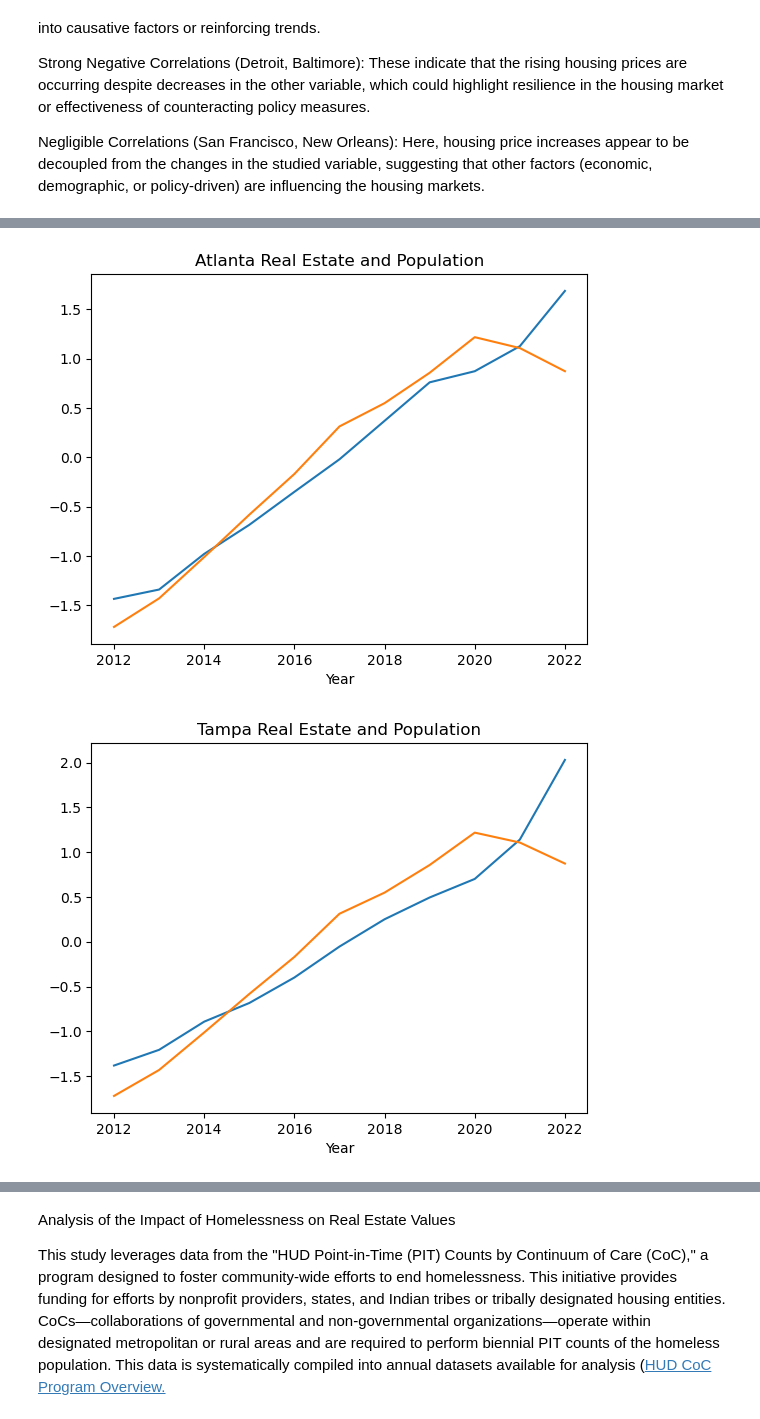
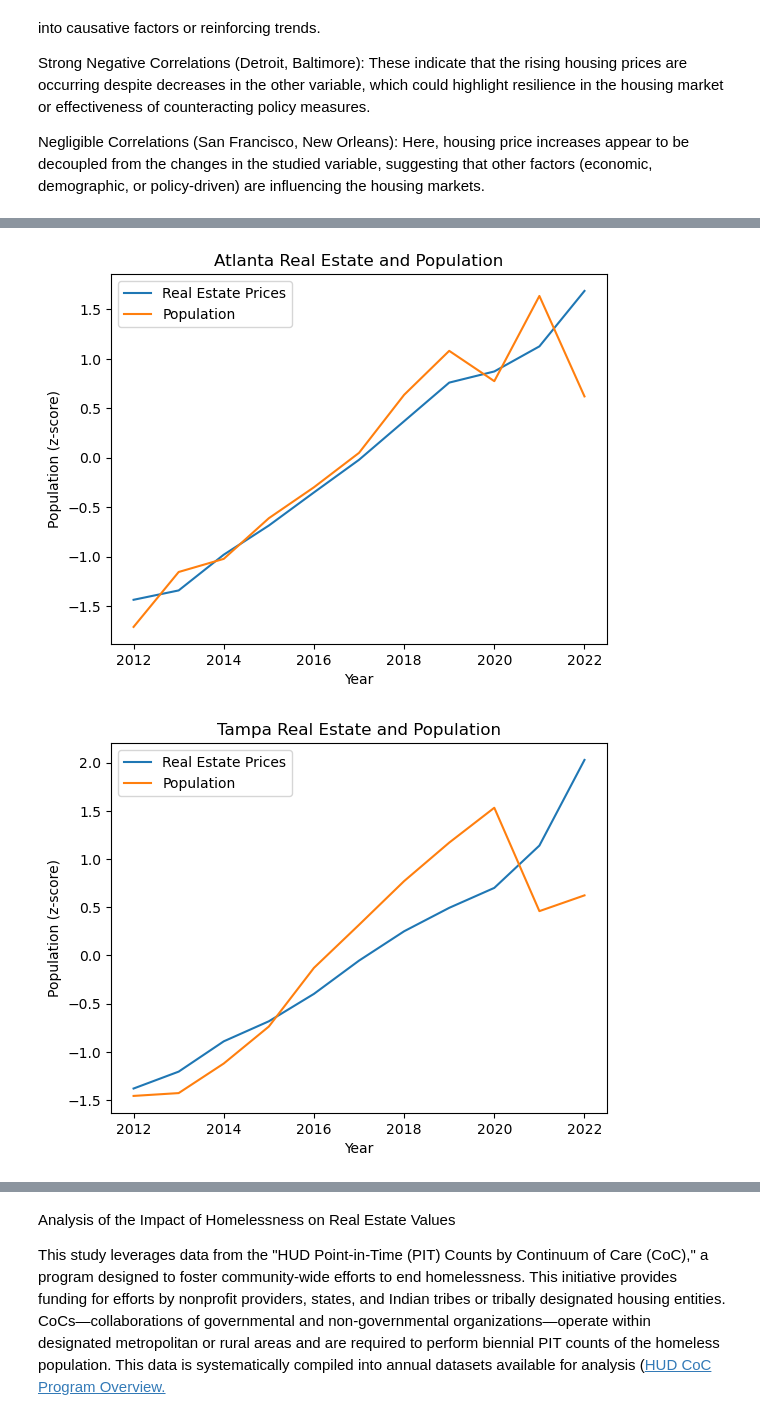
Before and after one commit to MWatkins87/Class_Project_Group_5, a Jupyter notebook: michael_sheridan.ipynb, the cells around one changed output, grey strips where cells are left out. Cells and saved outputs as stored; diff of their text form; code cells hidden in the pictures.

```diff
--- a/michael_sheridan.ipynb
+++ b/michael_sheridan.ipynb
@@ -283,13 +287,18 @@ Conclusion
 The analysis suggests that while there are varied strengths and directions of correlation between crime rates and real estate prices, the universal increase in property values across these cities indicates that crime statistics alone are unlikely to be a significant determinant of real estate prices.
 # %%
 #create line graph for each city
-for city in cities:
-    #create a graph for each city with the year, real estate price and crime number       It
+for x, city in enumerate(cities):
+
+    #create a graph for each city with the year, real estate price and crime number
     plt.plot(crime_vs_real_estate.index, crime_vs_real_estate[city], label = "Real Estate Prices")
-    plt.plot(crime_vs_real_estate.index, crime_vs_real_estate[f'{city} Crime'], label = "Crime Rate")
+    plt.plot(crime_vs_real_estate.index, crime_vs_real_estate[city_pop_list[x]], label = "Crime Rate")
+
     #format the plot
-    plt.legend
-    plt.title(f'{city} Real Estate and Crime Rates')
+
+    plt.title(f'{city} Real Estate and Crime')
     plt.xlabel('Year')
+    plt.ylabel('Crime Rate (z-score)')
+    plt.legend()
+    plt.savefig(f'{city}_crime_vs_real_estate', dpi=300, format='png', bbox_inches='tight')
     plt.show()
 # %% [output]
@@ -453,15 +457,18 @@ Strong Negative Correlations (Detroit, Baltimore): These indicate that the risin
 Negligible Correlations (San Francisco, New Orleans): Here, housing price increases appear to be decoupled from the changes in the studied variable, suggesting that other factors (economic, demographic, or policy-driven) are influencing the housing markets.
 # %%
 #create line graph for each city
-for city in cities:
-    x=0
+for x, city in enumerate(cities):
+
     #create a graph for each city with the year, real estate price and crime number
     plt.plot(population_vs_real_estate.index, population_vs_real_estate[city], label = "Real Estate Prices")
     plt.plot(population_vs_real_estate.index, population_vs_real_estate[city_pop_list[x]], label = "Population")
-    x += 0
+
     #format the plot
-    plt.legend
+
     plt.title(f'{city} Real Estate and Population')
     plt.xlabel('Year')
+    plt.ylabel('Population (z-score)')
+    plt.legend()
+    plt.savefig(f'{city}_pop_vs_real_estate')
     plt.show()
 # %% [output]
@@ -475,2 +482,2 @@ for city in cities:
-[figure, old version]
+[figure, new version]
-[figure, old version]
+[figure, new version]
```
Also changed, not shown: parts of 10 cells of this notebook.
